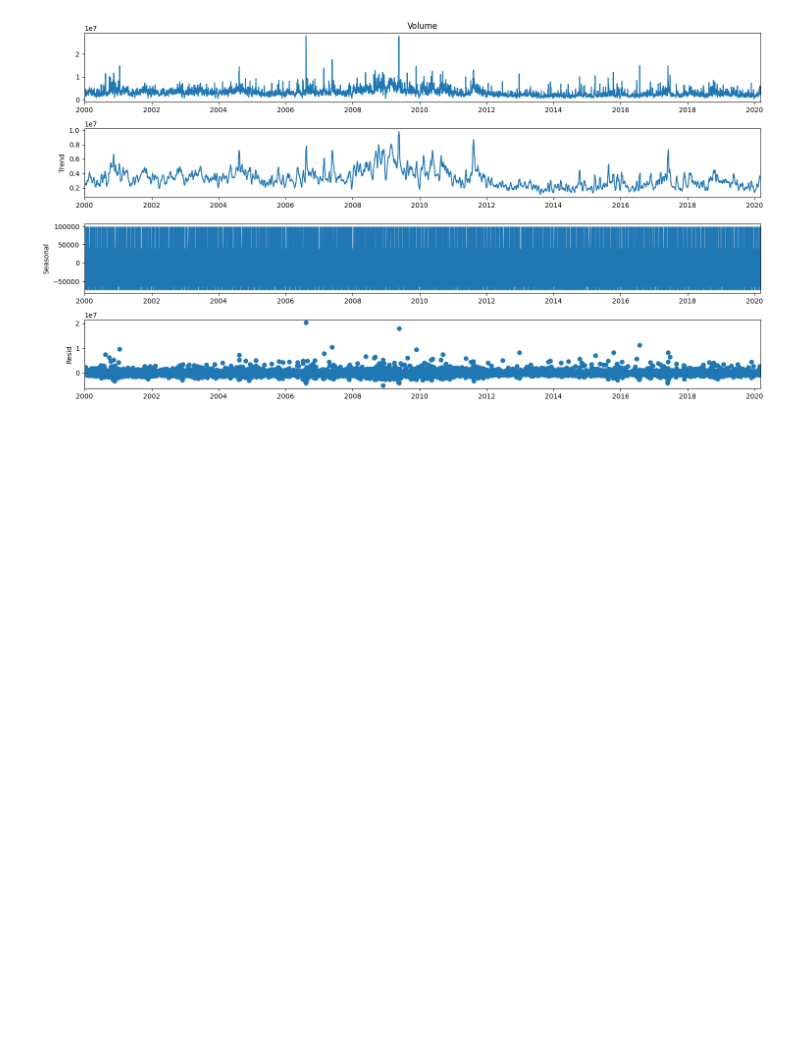
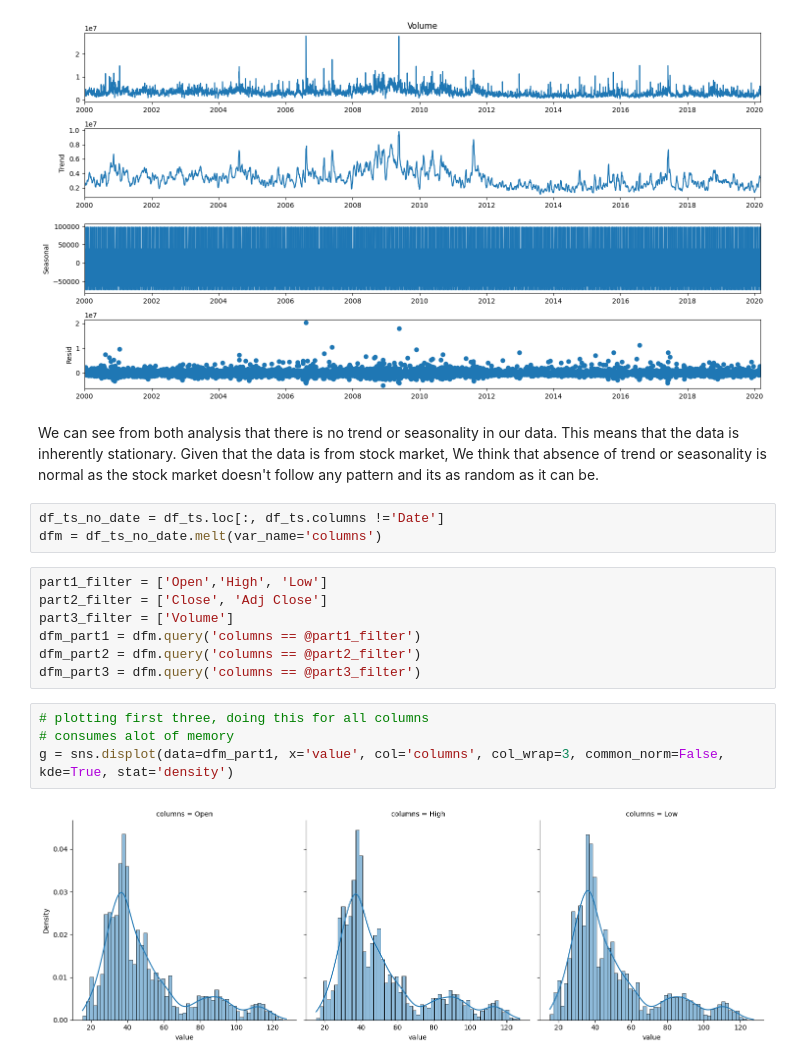
Before and after one commit to cohensaeb/AIDI_1002_Labs, a Jupyter notebook: week_2/AIDI_1002_Week_2_Lab_2.ipynb, the cells around one changed output. Cells and saved outputs as stored; diff of their text form; blank space fills up the shorter version.

```diff
--- a/week_2/AIDI_1002_Week_2_Lab_2.ipynb
+++ b/week_2/AIDI_1002_Week_2_Lab_2.ipynb
@@ -448,3 +449,22 @@ decompose.plot()
 plt.show()
 # %% [output]
 [figure]
+# %% [markdown]
+We can see from both analysis that there is no trend or seasonality in our data. This means that the data is inherently stationary.
+Given that the data is from stock market, We think that absence of trend or seasonality is normal as the stock market doesn't follow any pattern and its as random as it can be.
+# %%
+df_ts_no_date = df_ts.loc[:, df_ts.columns !='Date']
+dfm = df_ts_no_date.melt(var_name='columns')
+# %%
+part1_filter = ['Open','High', 'Low']
+part2_filter = ['Close', 'Adj Close']
+part3_filter = ['Volume']
+dfm_part1 = dfm.query('columns == @part1_filter')
+dfm_part2 = dfm.query('columns == @part2_filter')
+dfm_part3 = dfm.query('columns == @part3_filter')
+# %%
+# plotting first three, doing this for all columns
+# consumes alot of memory
+g = sns.displot(data=dfm_part1, x='value', col='columns', col_wrap=3, common_norm=False, kde=True, stat='density')
+# %% [output]
+[figure, added]
```
Also changed, not shown: parts of 10 cells of this notebook, 1 other file.
